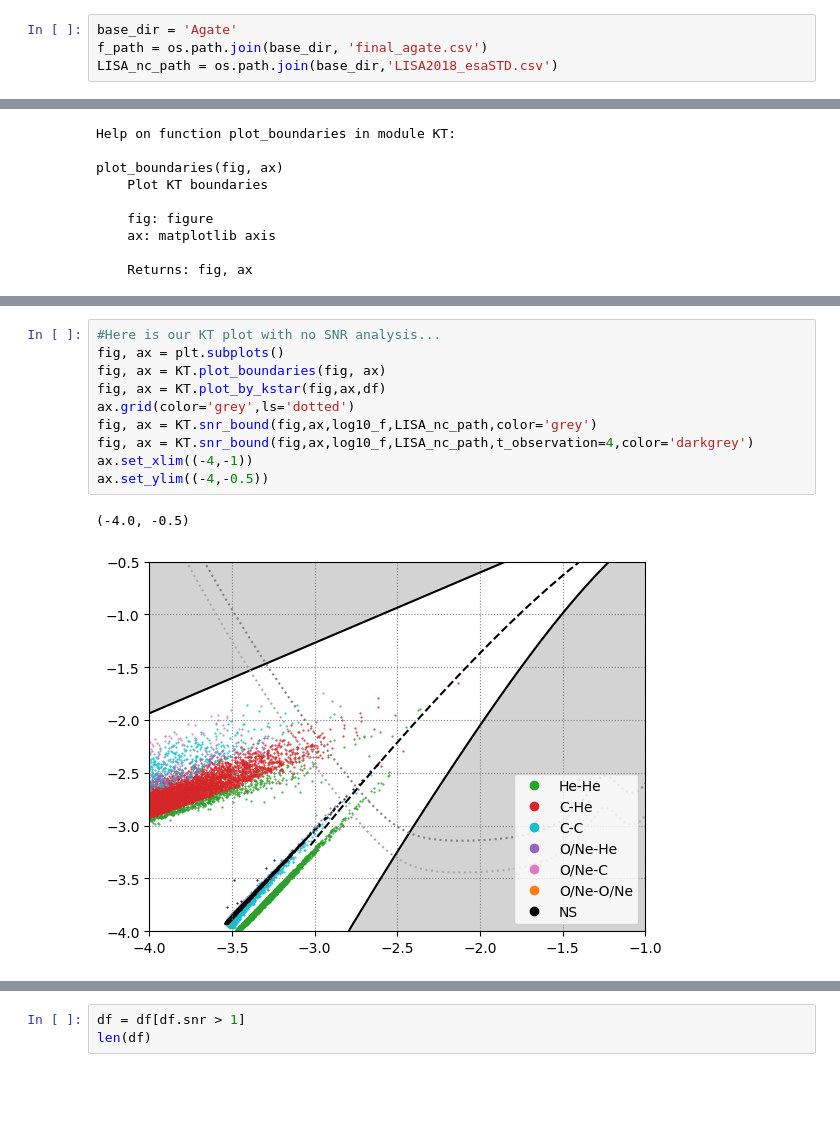
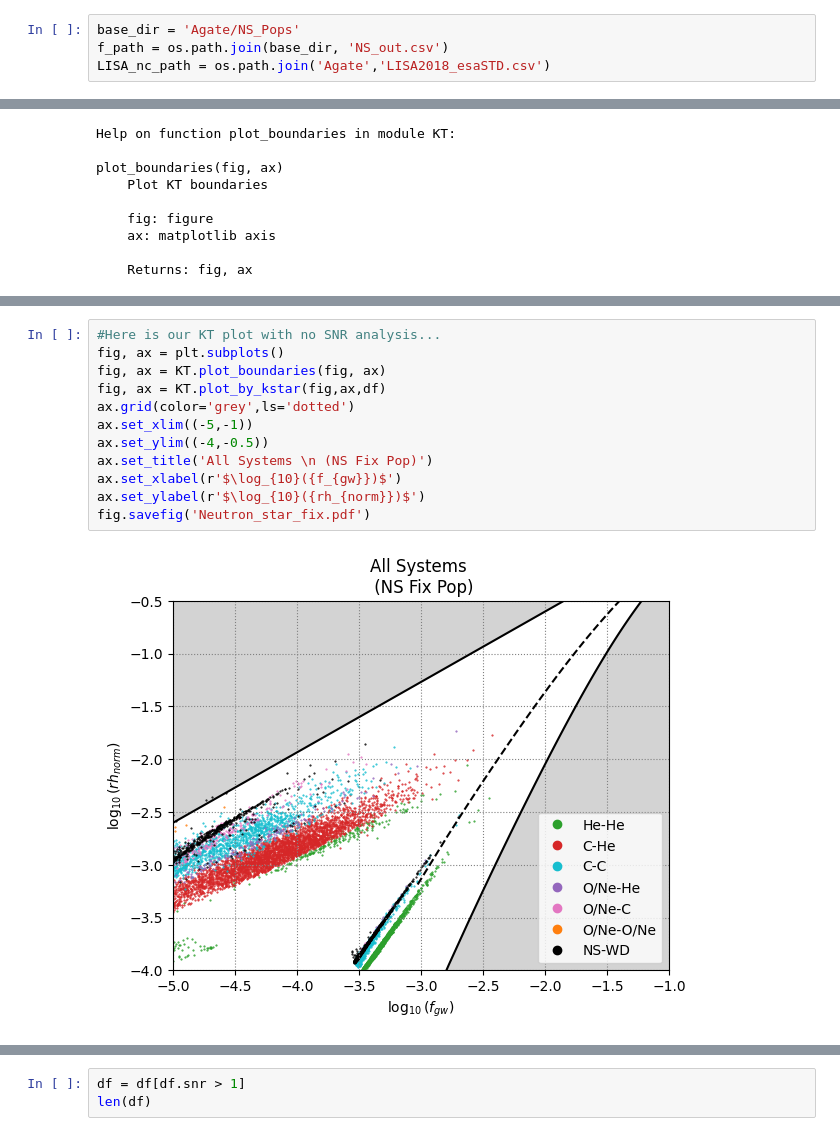
Before and after one commit to 3-3-3/KT, a Jupyter notebook: Example_SNR.ipynb, the cells around one changed output, grey strips where cells are left out. Cells and saved outputs as stored; diff of their text form; blank space fills up the shorter version.

Commit message:
Saved some figures

```diff
--- a/Example_SNR.ipynb
+++ b/Example_SNR.ipynb
@@ -16,8 +16,8 @@ import astropy.constants as ac
 import warnings
 warnings.filterwarnings('ignore')
 # %%
-base_dir = 'Agate'
-f_path = os.path.join(base_dir, 'final_agate.csv')
-LISA_nc_path = os.path.join(base_dir,'LISA2018_esaSTD.csv')
+base_dir = 'Agate/NS_Pops'
+f_path = os.path.join(base_dir, 'NS_out.csv')
+LISA_nc_path = os.path.join('Agate','LISA2018_esaSTD.csv')
 # %%
 df = pd.read_csv(f_path)
@@ -111,16 +100,17 @@ plot_by_kstar(fig, ax, df)
 # %%
 #Here is our KT plot with no SNR analysis...
 fig, ax = plt.subplots()
 fig, ax = KT.plot_boundaries(fig, ax)
 fig, ax = KT.plot_by_kstar(fig,ax,df)
 ax.grid(color='grey',ls='dotted')
-fig, ax = KT.snr_bound(fig,ax,log10_f,LISA_nc_path,color='grey')
-fig, ax = KT.snr_bound(fig,ax,log10_f,LISA_nc_path,t_observation=4,color='darkgrey')
-ax.set_xlim((-4,-1))
+ax.set_xlim((-5,-1))
 ax.set_ylim((-4,-0.5))
+ax.set_title('All Systems \n (NS Fix Pop)')
+ax.set_xlabel(r'$\log_{10}({f_{gw}})$')
+ax.set_ylabel(r'$\log_{10}({rh_{norm}})$')
+fig.savefig('Neutron_star_fix.pdf')
 # %% [output]
-(-4.0, -0.5)
-[figure, old version]
+[figure, new version]
 # %%
 #We can also look at the finalevol_type
 fig, ax = plt.subplots()
```
Also changed, not shown: parts of 14 cells of this notebook, 7 other files.
